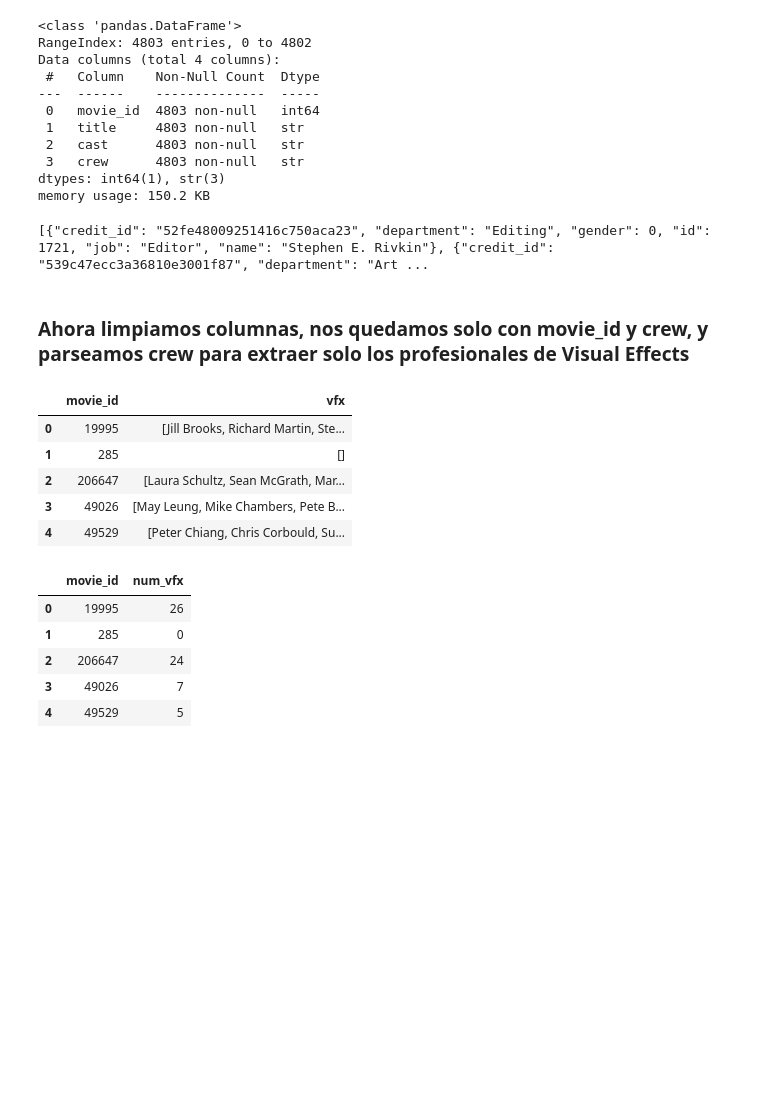
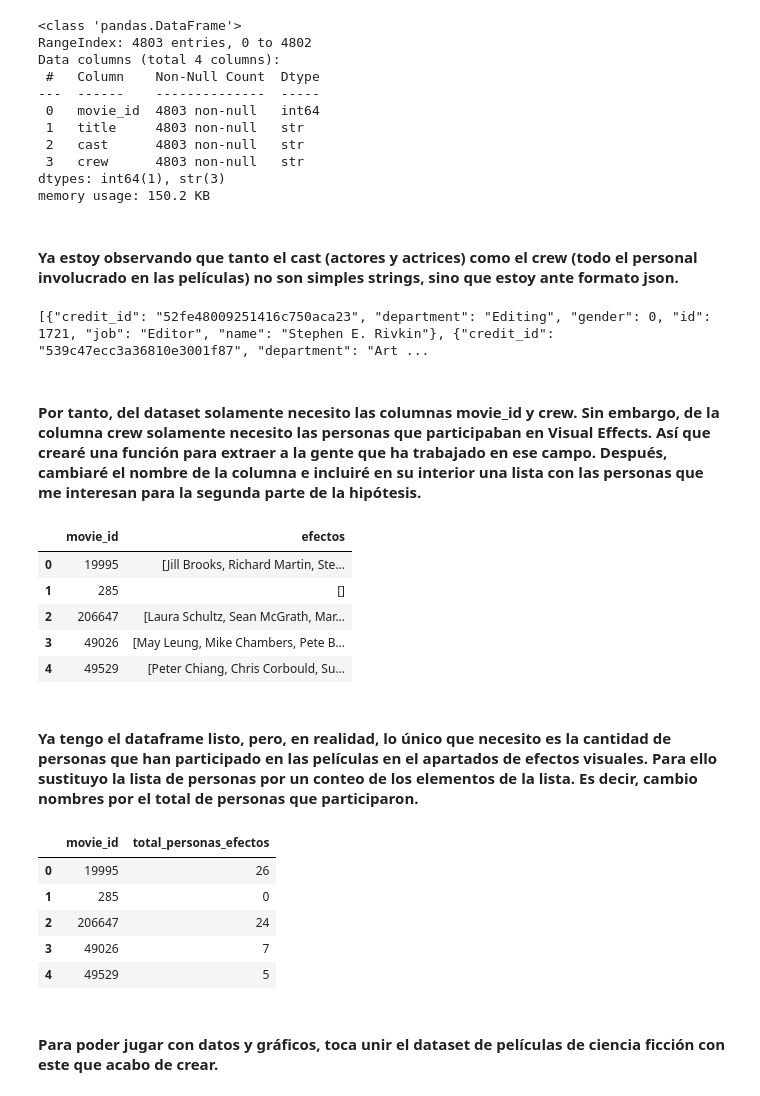
Before and after one commit to RobertoCantero82/EDA_matrix_decodificada, a Jupyter notebook: src/notebooks/hipotesis1.ipynb, the cells around one changed output. Cells and saved outputs as stored; diff of their text form; code cells hidden in the pictures; blank space fills up the shorter version.

```diff
--- a/src/notebooks/hipotesis1.ipynb
+++ b/src/notebooks/hipotesis1.ipynb
@@ -359,36 +356,43 @@ Data columns (total 4 columns):
  3   crew      4803 non-null   str
 dtypes: int64(1), str(3)
 memory usage: 150.2 KB
+# %% [markdown]
+#### Ya estoy observando que tanto el cast (actores y actrices) como el crew (todo el personal involucrado en las películas) no son simples strings, sino que estoy ante formato json.
 # %%
 print(creditos['crew'][0])
 # %% [output]
 [{"credit_id": "52fe48009251416c750aca23", "department": "Editing", "gender": 0, "id": 1721, "job": "Editor", "name": "Stephen E. Rivkin"}, {"credit_id": "539c47ecc3a36810e3001f87", "department": "Art ...
 # %% [markdown]
-### Ahora limpiamos columnas, nos quedamos solo con movie_id y crew, y parseamos crew para extraer solo los profesionales de Visual Effects
+#### Por tanto, del dataset solamente necesito las columnas movie_id y crew. Sin embargo, de la columna crew solamente necesito las personas que participaban en Visual Effects. Así que crearé una función para extraer a la gente que ha trabajado en ese campo. Después, cambiaré el nombre de la columna e incluiré en su interior una lista con las personas que me interesan para la segunda parte de la hipótesis.
 # %%
 def extraer_efectos(texto): # inicio la función
     lista = ast.literal_eval(texto) # convierto el string en diccionario
     return [persona['name'] for persona in lista if persona['department'] == 'Visual Effects'] # recorro el diccionario y me quedo solo con el campo name, pero si la persona está en el
                                                                                                # departamento de efectos visuales
 
-creditos['vfx'] = creditos['crew'].apply(extraer_efectos)
+creditos['efectos'] = creditos['crew'].apply(extraer_efectos) # cambio el nombre de la columna crew a efectos y aplico la función para
+                                                              # quedarme con lo que me interesa
 
-creditos[['movie_id', 'vfx']].head(5)
+creditos[['movie_id', 'efectos']].head(5) # muestro los cinco primeros registros del dataframe filtrado
 # %% [output]
-|  | movie_id | vfx |
+|  | movie_id | efectos |
 | 0 | 19995 | [Jill Brooks, Richard Martin, Ste... |
 | 1 | 285 | [] |
 | 2 | 206647 | [Laura Schultz, Sean McGrath, Mar... |
 | 3 | 49026 | [May Leung, Mike Chambers, Pete B... |
 | 4 | 49529 | [Peter Chiang, Chris Corbould, Su... |
+# %% [markdown]
+#### Ya tengo el dataframe listo, pero, en realidad, lo único que necesito es la cantidad de personas que han participado en las películas en el apartados de efectos visuales. Para ello sustituyo la lista de personas por un conteo de los elementos de la lista. Es decir, cambio nombres por el total de personas que participaron.
 # %%
-creditos['num_vfx'] = creditos['vfx'].apply(len)
-creditos[['movie_id', 'num_vfx']].head(5)
+creditos['total_personas_efectos'] = creditos['efectos'].apply(len) # añado una columna, que contendrá el número de personas de efectos
+creditos[['movie_id', 'total_personas_efectos']].head(5) # muestro los primeros valores
 # %% [output]
-|  | movie_id | num_vfx |
+|  | movie_id | total_personas_efectos |
 | 0 | 19995 | 26 |
 | 1 | 285 | 0 |
 | 2 | 206647 | 24 |
 | 3 | 49026 | 7 |
 | 4 | 49529 | 5 |
+# %% [markdown]
+#### Para poder jugar con datos y gráficos, toca unir el dataset de películas de ciencia ficción con este que acabo de crear.
 # %%
```
Also changed, not shown: parts of 16 cells of this notebook, 2 other files.
